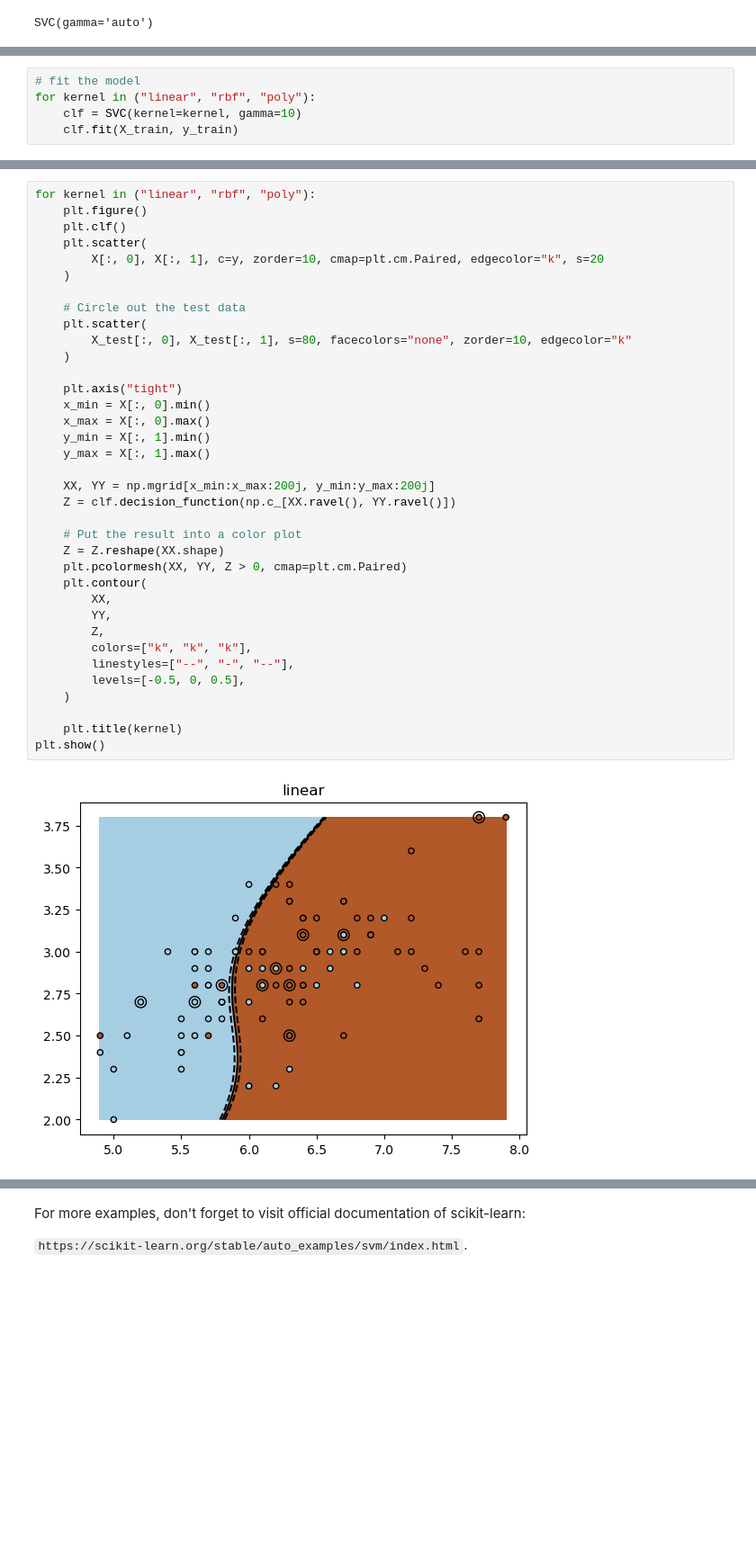
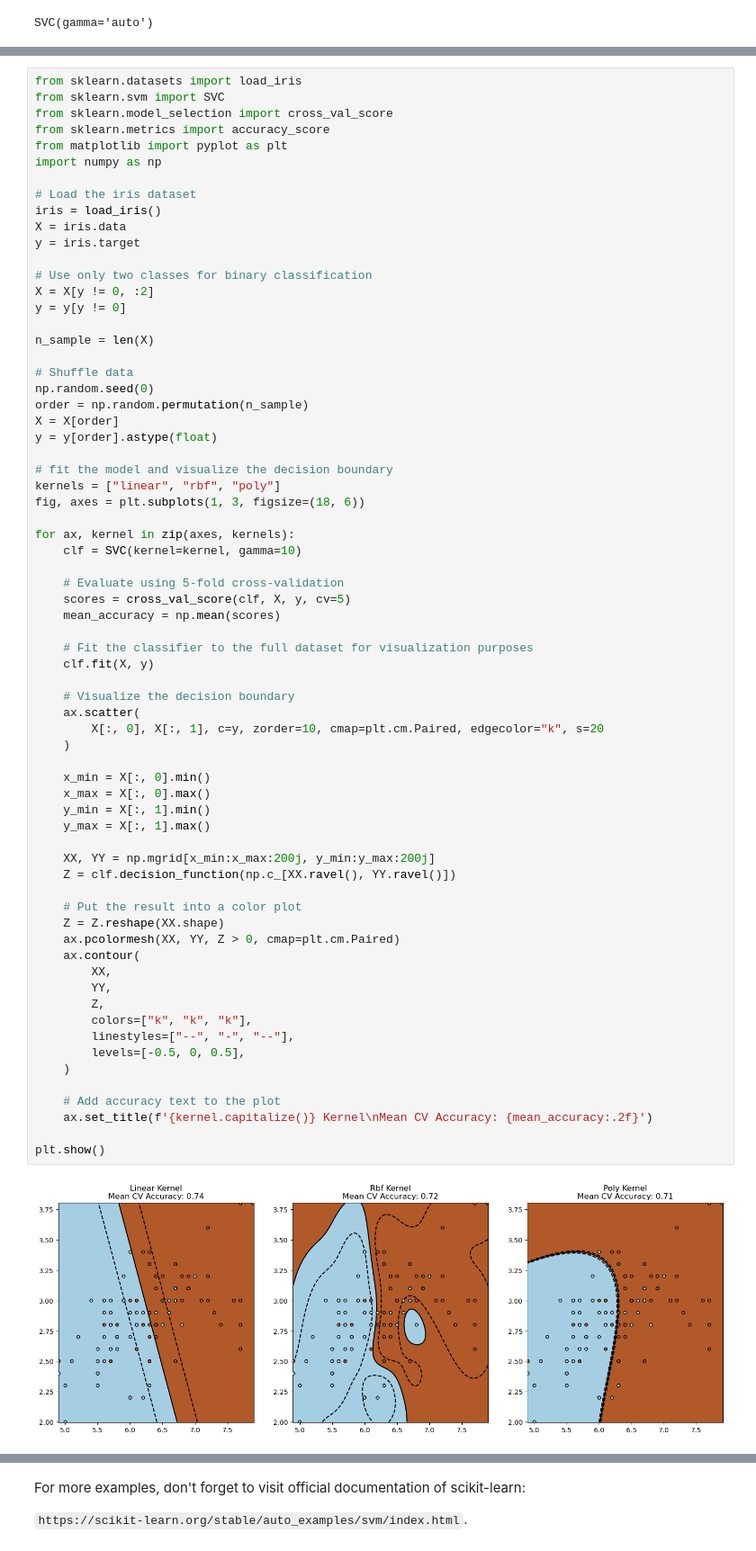
Before and after one commit to burakai/ENGR4450, a Jupyter notebook: 4_support-vector-machines.ipynb, the cells around one changed output, grey strips where cells are left out. Shown: that part at 90% size. Saved outputs shown, nothing was run; the diff lists cells and outputs as text; blank space fills up the shorter version.

```diff
--- a/4_support-vector-machines.ipynb
+++ b/4_support-vector-machines.ipynb
@@ -299,5 +433,0 @@ y_test = y[int(0.9 * n_sample) :]
-# %%
-# fit the model
-for kernel in ("linear", "rbf", "poly"):
-    clf = SVC(kernel=kernel, gamma=10)
-    clf.fit(X_train, y_train)
@@ -306,38 +436,70 @@ for kernel in ("linear", "rbf", "poly"):
 # %%
-for kernel in ("linear", "rbf", "poly"):
-    plt.figure()
-    plt.clf()
-    plt.scatter(
+from sklearn.datasets import load_iris
+from sklearn.svm import SVC
+from sklearn.model_selection import cross_val_score
+from sklearn.metrics import accuracy_score
+from matplotlib import pyplot as plt
+import numpy as np
+
+# Load the iris dataset
+iris = load_iris()
+X = iris.data
+y = iris.target
+
+# Use only two classes for binary classification
+X = X[y != 0, :2]
+y = y[y != 0]
+
+n_sample = len(X)
+
+# Shuffle data
+np.random.seed(0)
+order = np.random.permutation(n_sample)
+X = X[order]
+y = y[order].astype(float)
+
+# fit the model and visualize the decision boundary
+kernels = ["linear", "rbf", "poly"]
+fig, axes = plt.subplots(1, 3, figsize=(18, 6))
+
+for ax, kernel in zip(axes, kernels):
+    clf = SVC(kernel=kernel, gamma=10)
+
+    # Evaluate using 5-fold cross-validation
+    scores = cross_val_score(clf, X, y, cv=5)
+    mean_accuracy = np.mean(scores)
+
+    # Fit the classifier to the full dataset for visualization purposes
+    clf.fit(X, y)
+
+    # Visualize the decision boundary
+    ax.scatter(
         X[:, 0], X[:, 1], c=y, zorder=10, cmap=plt.cm.Paired, edgecolor="k", s=20
     )
 
-    # Circle out the test data
-    plt.scatter(
-        X_test[:, 0], X_test[:, 1], s=80, facecolors="none", zorder=10, edgecolor="k"
-    )
-
-    plt.axis("tight")
     x_min = X[:, 0].min()
     x_max = X[:, 0].max()
     y_min = X[:, 1].min()
     y_max = X[:, 1].max()
 
     XX, YY = np.mgrid[x_min:x_max:200j, y_min:y_max:200j]
     Z = clf.decision_function(np.c_[XX.ravel(), YY.ravel()])
 
     # Put the result into a color plot
     Z = Z.reshape(XX.shape)
-    plt.pcolormesh(XX, YY, Z > 0, cmap=plt.cm.Paired)
-    plt.contour(
+    ax.pcolormesh(XX, YY, Z > 0, cmap=plt.cm.Paired)
+    ax.contour(
         XX,
         YY,
         Z,
         colors=["k", "k", "k"],
         linestyles=["--", "-", "--"],
         levels=[-0.5, 0, 0.5],
     )
 
-    plt.title(kernel)
+    # Add accuracy text to the plot
+    ax.set_title(f'{kernel.capitalize()} Kernel\nMean CV Accuracy: {mean_accuracy:.2f}')
+
 plt.show()
 # %% [output]
-[figure, old version]
+[figure, new version]
```
Also changed, not shown: parts of 30 cells of this notebook.
